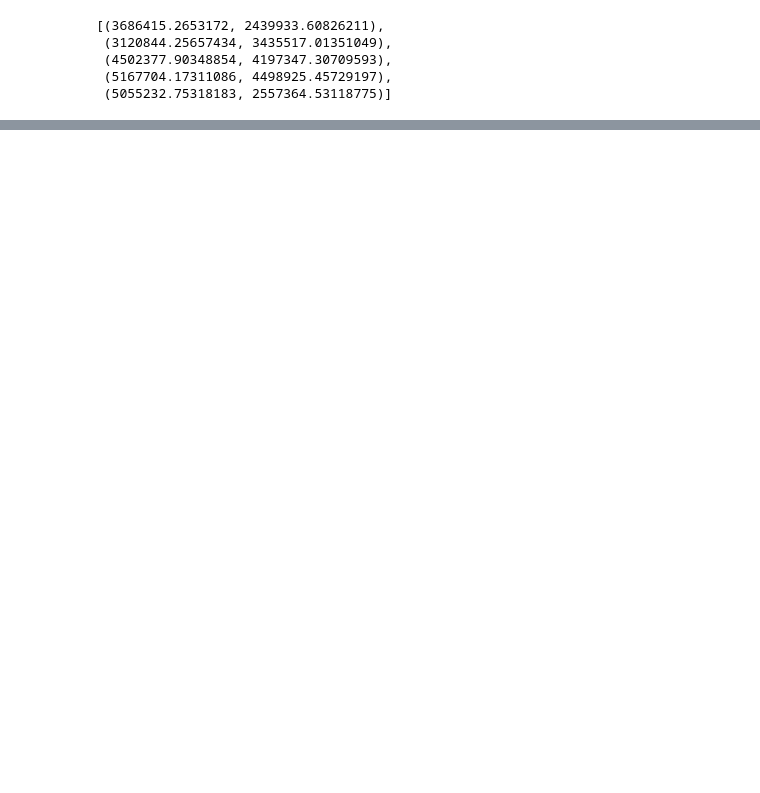
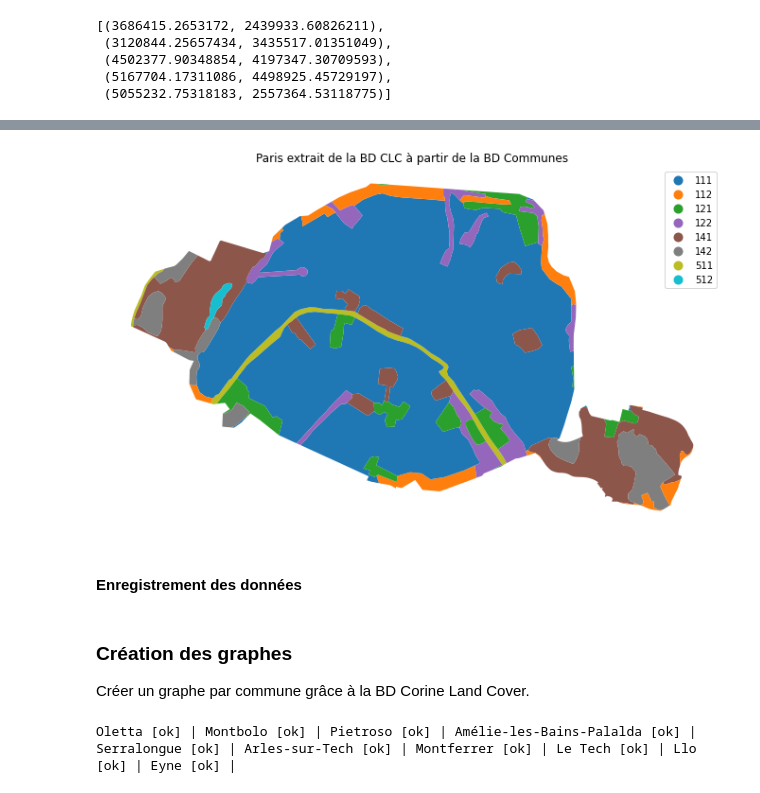
Before and after one commit to massimovenuti/clc-graph-deep-learning, a Jupyter notebook: clc.ipynb, the cells around one changed output, grey strips where cells are left out. Cells and saved outputs as stored; diff of their text form; code cells hidden in the pictures; blank space fills up the shorter version.

```diff
--- a/clc.ipynb
+++ b/clc.ipynb
@@ -814,0 +987,11 @@ plt.show()
+# %%
+paris_clc = gpd.read_file(clc_path, mask=paris_communes)
+paris_clc["geometry"] = paris_clc.intersection(paris_communes.iloc[0]["geometry"])
+
+f,ax=plt.subplots(figsize=(14,7))
+paris_clc.plot("Code_18", legend=True, ax=ax)
+ax.set_axis_off()
+plt.title("Paris extrait de la BD CLC à partir de la BD Communes")
+plt.show()
+# %% [output]
+[figure, added]
@@ -814,0 +1000,2 @@ plt.show()
+# %% [markdown]
+#### Enregistrement des données
@@ -814,0 +1011,11 @@ plt.show()
+# %% [markdown]
+### Création des graphes
+
+Créer un graphe par commune grâce à la BD Corine Land Cover.
+# %%
+communes_graph_edges, communes_graph_properties = generate_graph_data("data/communes/communes_clc.gpkg")
+
+communes_graph_edges.to_csv("data/communes/graph_edges.csv")
+communes_graph_properties.to_csv("data/communes/graph_properties.csv")
+# %% [output]
+Oletta [ok] | Montbolo [ok] | Pietroso [ok] | Amélie-les-Bains-Palalda [ok] | Serralongue [ok] | Arles-sur-Tech [ok] | Montferrer [ok] | Le Tech [ok] | Llo [ok] | Eyne [ok] |
```
Also changed, not shown: parts of 76 cells of this notebook, 12 other files.
